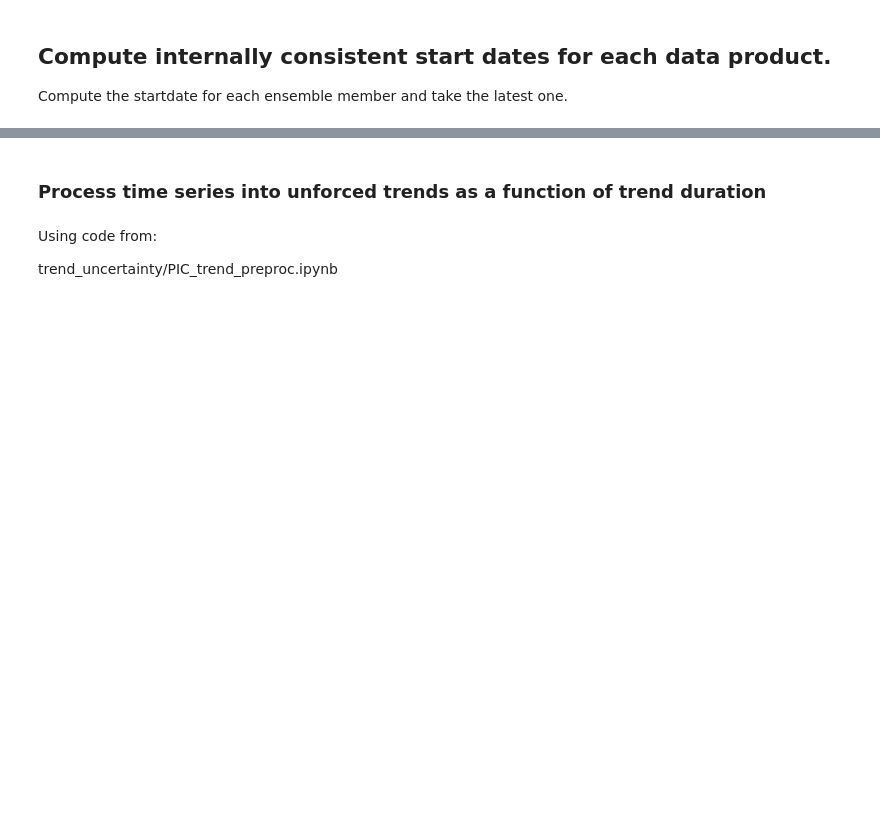
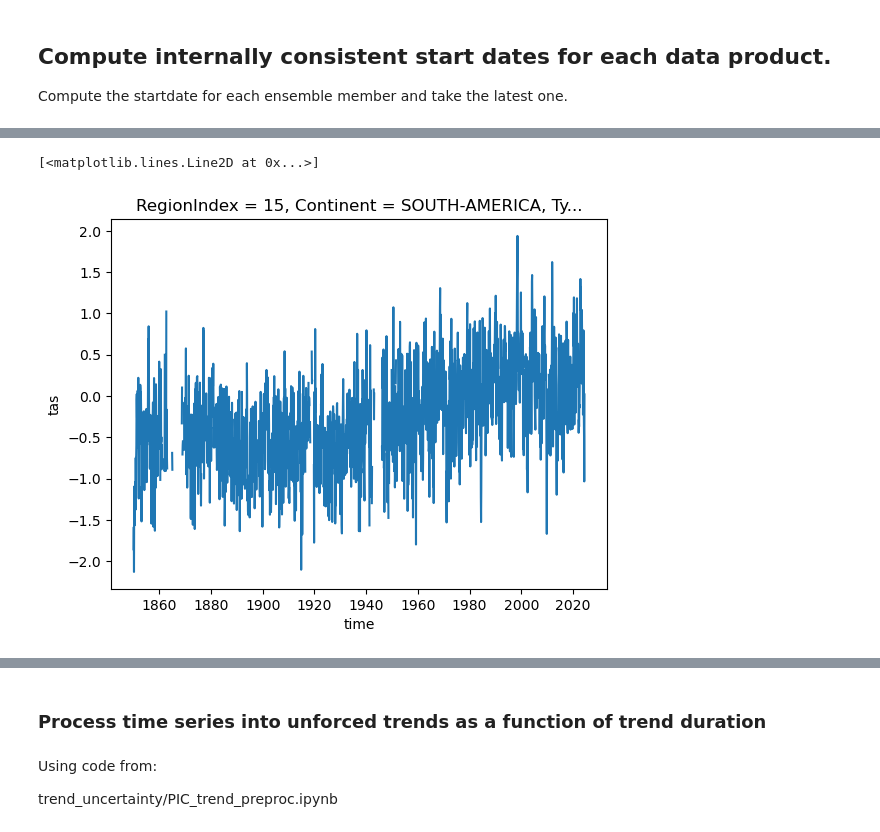
Before and after one commit to jshaw35/internalvar-vs-obsunc, a Jupyter notebook: preprocess_obs2/preprocess3.5_obsIPCC_identifystartdate.ipynb, the cells around one changed output, grey strips where cells are left out. Drawn from its saved outputs; the diff is of its cells as text; code cells hidden in the pictures; blank space fills up the shorter version.

```diff
--- a/preprocess_obs2/preprocess3.5_obsIPCC_identifystartdate.ipynb
+++ b/preprocess_obs2/preprocess3.5_obsIPCC_identifystartdate.ipynb
@@ -549,0 +1297,5 @@ array([[        nan,         nan,         nan,         nan,         nan,
+# %%
+_hadcrut5_ds.sel(RegionIndex=15).plot()
+# %% [output]
+[<matplotlib.lines.Line2D at 0x...>]
+[figure, added]
```
Also changed, not shown: parts of 114 cells of this notebook.
